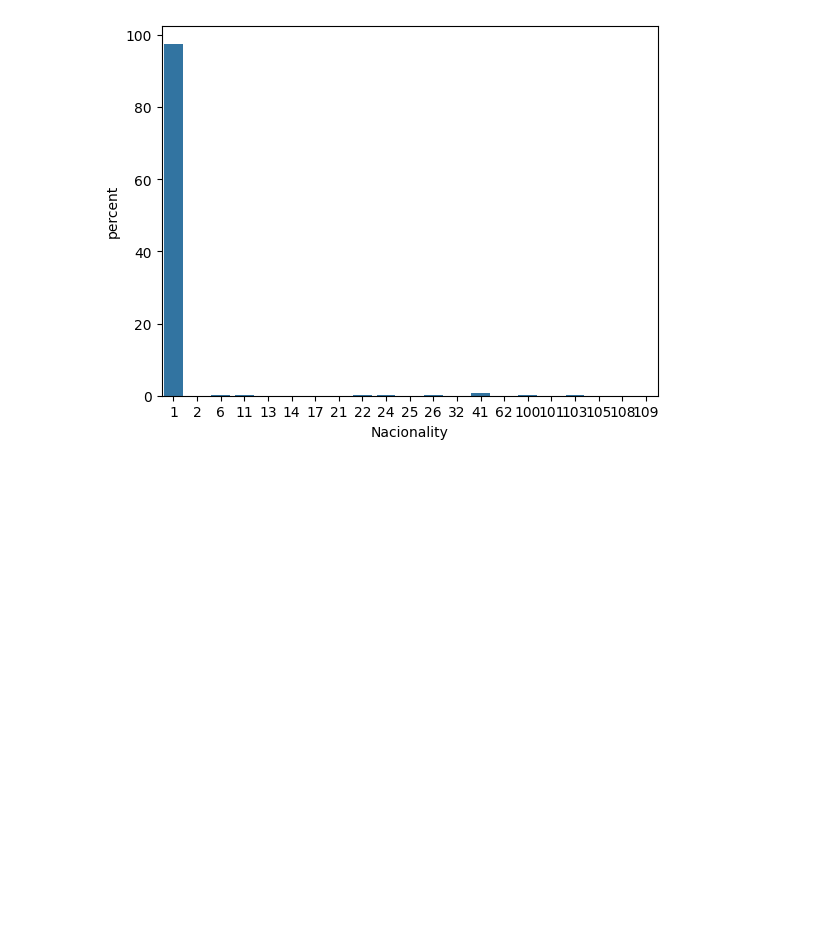
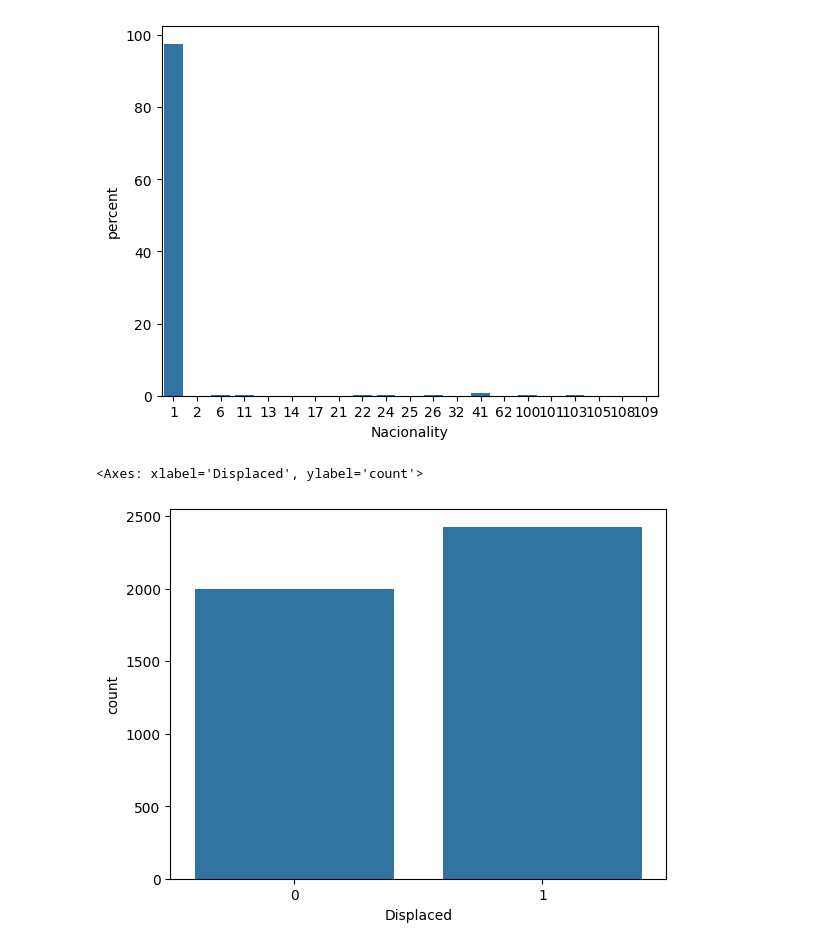
Before and after one commit to IainHenn/Student-Performance-Predictor, a Jupyter notebook: main.ipynb, the cells around one changed output. Drawn from its saved outputs; the diff is of its cells as text; code cells hidden in the pictures; blank space fills up the shorter version.

```diff
--- a/main.ipynb
+++ b/main.ipynb
@@ -256,0 +294,5 @@ age_at_enrollment_hist
+# %%
+sns.countplot(df, x = "Displaced")
+# %% [output]
+<Axes: xlabel='Displaced', ylabel='count'>
+[figure, added]
```
Also changed, not shown: parts of 23 cells of this notebook.
